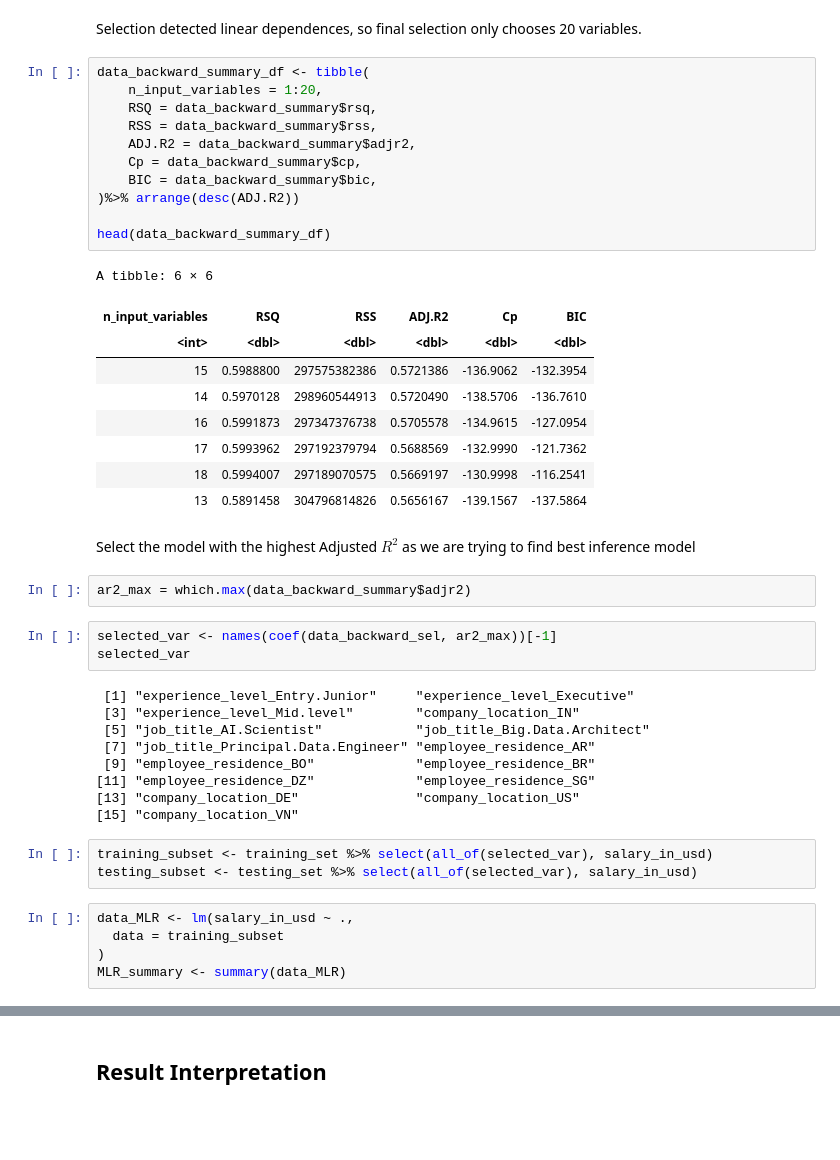
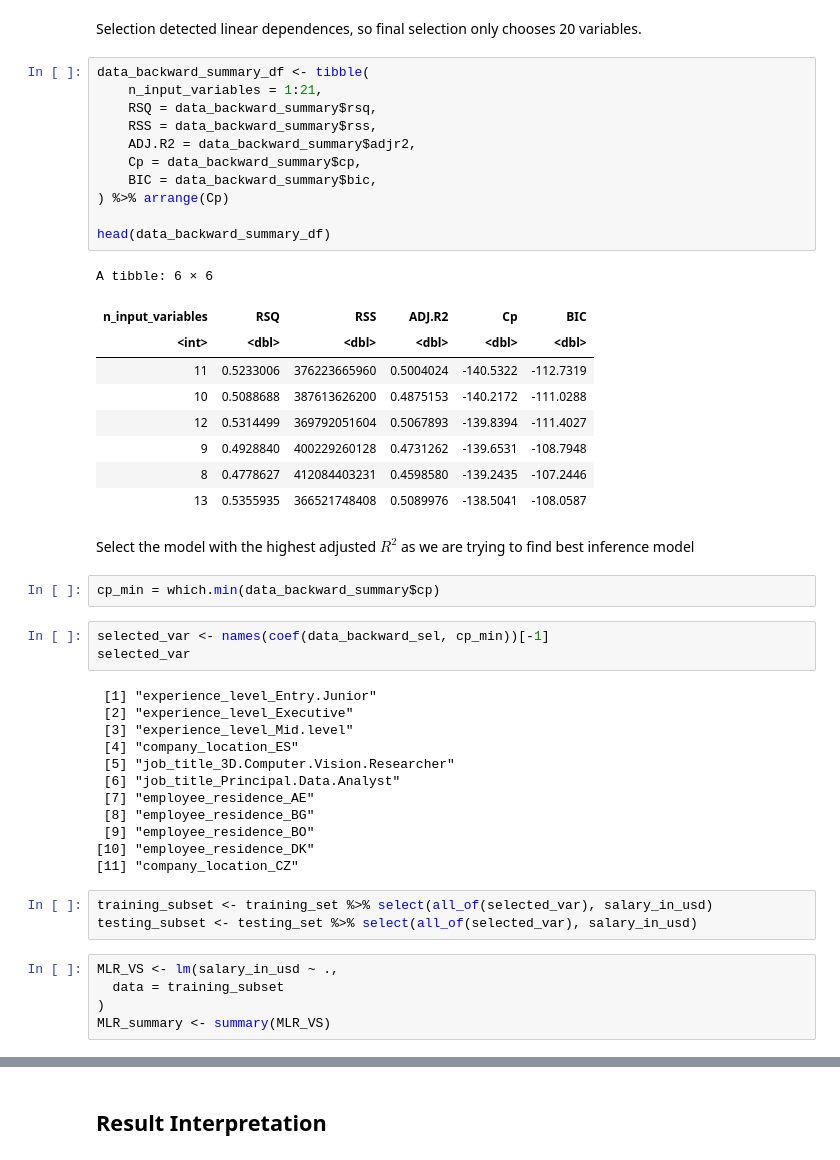
Before and after one commit to celike1/STAT301_Project, a Jupyter notebook: FinalProject.ipynb, the cells around one changed output, grey strips where cells are left out. Drawn from its saved outputs; the diff is of its cells as text; blank space fills up the shorter version.

```diff
--- a/FinalProject.ipynb
+++ b/FinalProject.ipynb
@@ -510,47 +474,50 @@ Reordering variables and trying again:
 Selection detected linear dependences, so final selection only chooses 20 variables.
 # %%
 data_backward_summary_df <- tibble(
-    n_input_variables = 1:20,
+    n_input_variables = 1:21,
     RSQ = data_backward_summary$rsq,
     RSS = data_backward_summary$rss,
     ADJ.R2 = data_backward_summary$adjr2,
     Cp = data_backward_summary$cp,
     BIC = data_backward_summary$bic,
-)%>% arrange(desc(ADJ.R2))
+) %>% arrange(Cp)
 
 head(data_backward_summary_df)
 # %% [output]
 A tibble: 6 × 6
 | n_input_variables | RSQ | RSS | ADJ.R2 | Cp | BIC |
 | <int> | <dbl> | <dbl> | <dbl> | <dbl> | <dbl> |
-| 15 | 0.5988800 | 297575382386 | 0.5721386 | -136.9062 | -132.3954 |
-| 14 | 0.5970128 | 298960544913 | 0.5720490 | -138.5706 | -136.7610 |
-| 16 | 0.5991873 | 297347376738 | 0.5705578 | -134.9615 | -127.0954 |
-| 17 | 0.5993962 | 297192379794 | 0.5688569 | -132.9990 | -121.7362 |
-| 18 | 0.5994007 | 297189070575 | 0.5669197 | -130.9998 | -116.2541 |
-| 13 | 0.5891458 | 304796814826 | 0.5656167 | -139.1567 | -137.5864 |
+| 11 | 0.5233006 | 376223665960 | 0.5004024 | -140.5322 | -112.7319 |
+| 10 | 0.5088688 | 387613626200 | 0.4875153 | -140.2172 | -111.0288 |
+| 12 | 0.5314499 | 369792051604 | 0.5067893 | -139.8394 | -111.4027 |
+| 9 | 0.4928840 | 400229260128 | 0.4731262 | -139.6531 | -108.7948 |
+| 8 | 0.4778627 | 412084403231 | 0.4598580 | -139.2435 | -107.2446 |
+| 13 | 0.5355935 | 366521748408 | 0.5089976 | -138.5041 | -108.0587 |
 # %% [markdown]
-Select the model with the highest Adjusted $R^2$ as we are trying to find best inference model
+Select the model with the highest adjusted $R^2$ as we are trying to find best inference model
 # %%
-ar2_max = which.max(data_backward_summary$adjr2)
+cp_min = which.min(data_backward_summary$cp)
 # %%
-selected_var <- names(coef(data_backward_sel, ar2_max))[-1]
+selected_var <- names(coef(data_backward_sel, cp_min))[-1]
 selected_var
 # %% [output]
- [1] "experience_level_Entry.Junior"     "experience_level_Executive"
- [3] "experience_level_Mid.level"        "company_location_IN"
- [5] "job_title_AI.Scientist"            "job_title_Big.Data.Architect"
- [7] "job_title_Principal.Data.Engineer" "employee_residence_AR"
- [9] "employee_residence_BO"             "employee_residence_BR"
-[11] "employee_residence_DZ"             "employee_residence_SG"
-[13] "company_location_DE"               "company_location_US"
-[15] "company_location_VN"
+ [1] "experience_level_Entry.Junior"
+ [2] "experience_level_Executive"
+ [3] "experience_level_Mid.level"
+ [4] "company_location_ES"
+ [5] "job_title_3D.Computer.Vision.Researcher"
+ [6] "job_title_Principal.Data.Analyst"
+ [7] "employee_residence_AE"
+ [8] "employee_residence_BG"
+ [9] "employee_residence_BO"
+[10] "employee_residence_DK"
+[11] "company_location_CZ"
 # %%
 training_subset <- training_set %>% select(all_of(selected_var), salary_in_usd)
 testing_subset <- testing_set %>% select(all_of(selected_var), salary_in_usd)
 # %%
-data_MLR <- lm(salary_in_usd ~ .,
+MLR_VS <- lm(salary_in_usd ~ .,
   data = training_subset
 )
-MLR_summary <- summary(data_MLR)
+MLR_summary <- summary(MLR_VS)
 # %%
```
Also changed, not shown: parts of 54 cells of this notebook.
